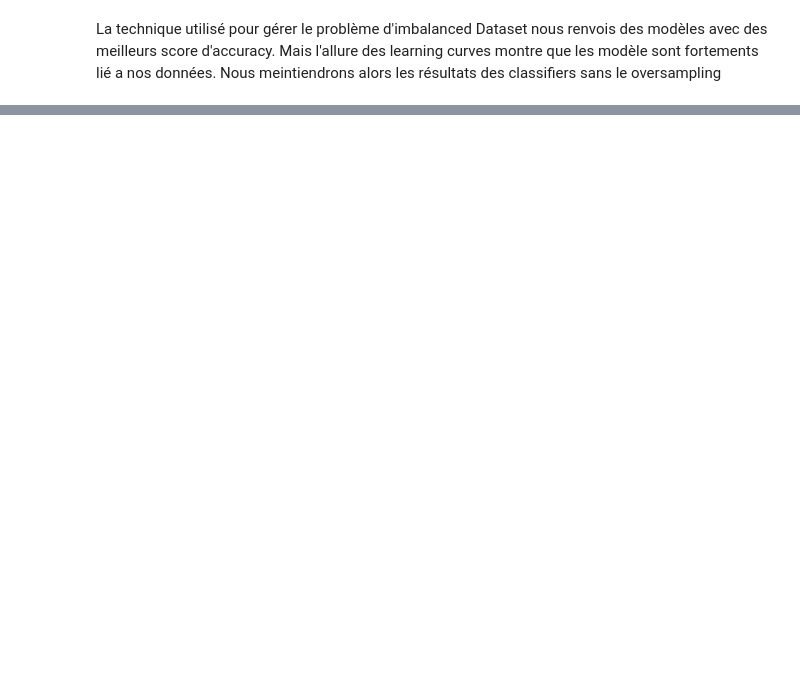
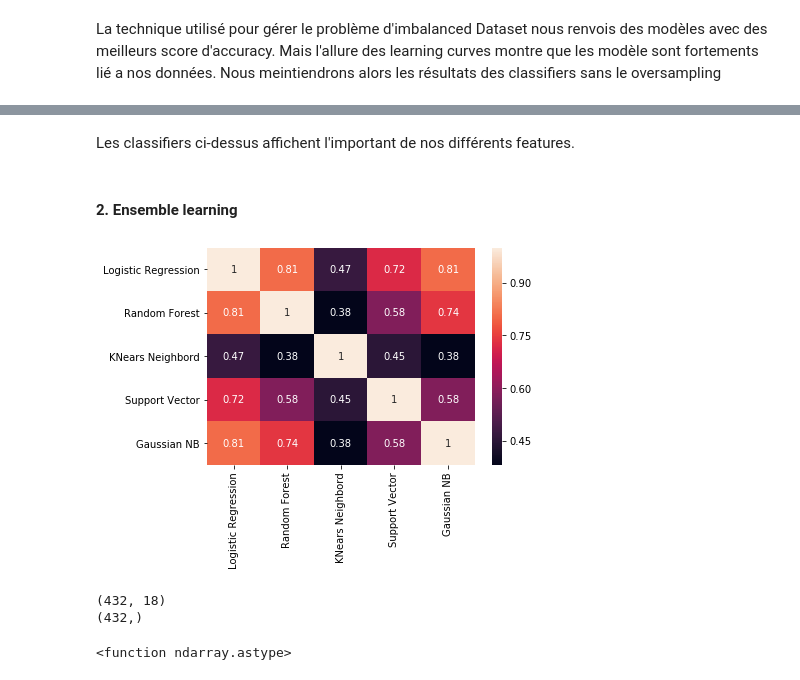
Before and after one commit to karidioulah/Climate-Model-Simulation-Crashes-Prediction, a Jupyter notebook: prediction_simulation_crashes.ipynb, the cells around one changed output, grey strips where cells are left out. Cells and saved outputs as stored; diff of their text form; code cells hidden in the pictures; blank space fills up the shorter version.

```diff
--- a/prediction_simulation_crashes.ipynb
+++ b/prediction_simulation_crashes.ipynb
@@ -906,0 +942,24 @@ La technique utilisé pour gérer le problème d'imbalanced Dataset nous renvois
+# %% [markdown]
+Les classifiers ci-dessus affichent l'important de nos différents features.
+# %% [markdown]
+#### 2. Ensemble learning <a name='model_regroup'></a>
+# %%
+
+testRiskLogisticRegres = pd.Series(save_best_param[2].predict(X_test), name="Logistic Regression")
+testRiskRandomF = pd.Series(save_best_param[6].predict(X_test), name="Random Forest")
+testRiskKNN = pd.Series(save_best_param[3].predict(X_test), name="KNears Neighbord")
+testRiskSVC = pd.Series(save_best_param[4].predict(X_test), name="Support Vector")
+testRiskGaussianNB = pd.Series(save_best_param[0].predict(X_test), name="Gaussian NB")
+
+ensemble_results = pd.concat([testRiskLogisticRegres,testRiskRandomF,testRiskKNN,testRiskSVC, testRiskGaussianNB],axis=1)
+g= sns.heatmap(ensemble_results.corr(),annot=True)
+# %% [output]
+[figure, added]
+# %%
+print(X_train.shape)
+print(y_train.shape)
+X_train.astype
+# %% [output]
+(432, 18)
+(432,)
+<function ndarray.astype>
```
Also changed, not shown: parts of 5 cells of this notebook.
